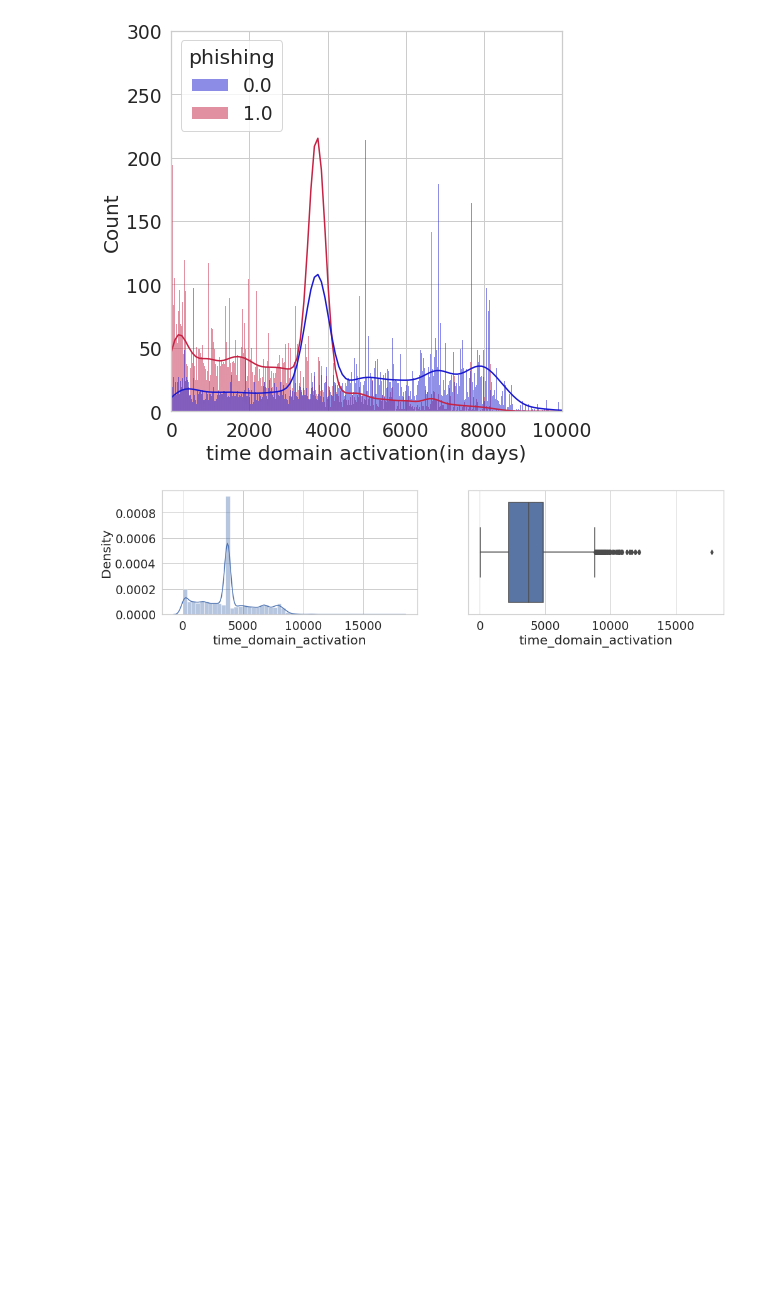
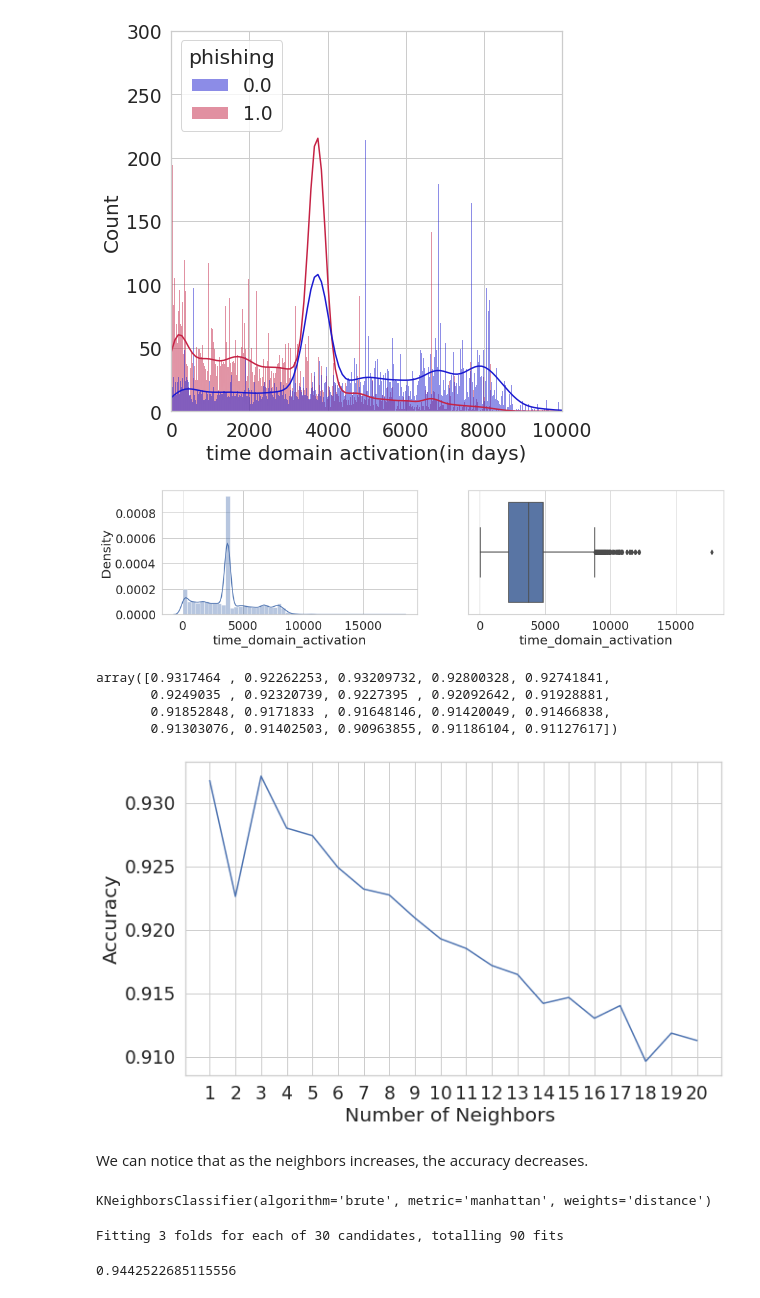
Before and after one commit to Tanya-11/cmpe255-TermProject, a Jupyter notebook: 255Final.ipynb, the cells around one changed output. Cells and saved outputs as stored; diff of their text form; code cells hidden in the pictures; blank space fills up the shorter version.

Commit message:
KNN Classification
Used KNN classification on mean imputed data analysis

```diff
--- a/255Final.ipynb
+++ b/255Final.ipynb
@@ -799,3 +799,43 @@ sns.boxplot(ref_df['time_domain_activation'])
 plt.show()
 # %% [output]
 [figure]
+# %%
+from sklearn.neighbors import KNeighborsClassifier
+knn = KNeighborsClassifier()
+X_mean_imputed = ref_df
+Y_mean_imputed = ref_df['phishing']
+
+X_train1, X_test1, y_train1, y_test1 = train_test_split(X_mean_imputed, Y_mean_imputed, test_size=0.3, random_state=0)
+# %%
+from sklearn import metrics
+mean_acc = np.zeros(20)
+for i in range(1,21):
+    #Train Model and Predict
+    knn = KNeighborsClassifier(n_neighbors = i).fit(X_train1,y_train1)
+    yhat= knn.predict(X_test1)
+    mean_acc[i-1] = metrics.accuracy_score(y_test1, yhat)
+
+mean_acc
+# %% [output]
+array([0.9317464 , 0.92262253, 0.93209732, 0.92800328, 0.92741841,
+       0.9249035 , 0.92320739, 0.9227395 , 0.92092642, 0.91928881,
+       0.91852848, 0.9171833 , 0.91648146, 0.91420049, 0.91466838,
+       0.91303076, 0.91402503, 0.90963855, 0.91186104, 0.91127617])
+# %%
+loc = np.arange(1,21,step=1.0)
+plt.figure(figsize = (10, 6))
+plt.plot(range(1,21), mean_acc)
+plt.xticks(loc)
+plt.xlabel('Number of Neighbors ')
+plt.ylabel('Accuracy')
+plt.show()
+# %% [output]
+[figure, added]
+# %% [markdown]
+We can notice that as the neighbors increases, the accuracy decreases.
+# %%
+# Training the mean imputed data with KNN-Classifier
+knn = KNeighborsClassifier(n_neighbors = 5, weights = 'distance',algorithm = 'brute',metric = 'manhattan')
+knn.fit(X_train1, y_train1)
+# %% [output]
+KNeighborsClassifier(algorithm='brute', metric='manhattan', weights='distance')
@@ -801,0 +848,10 @@ plt.show()
+# %%
+# next we need to fit the model on our trained set
+g_res = gs.fit(X_train1, y_train1)
+# %% [output]
+Fitting 3 folds for each of 30 candidates, totalling 90 fits
+# %%
+# find the best score
+g_res.best_score_
+# %% [output]
+0.9442522685115556
```
Also changed, not shown: parts of 8 cells of this notebook, 1 other file.
